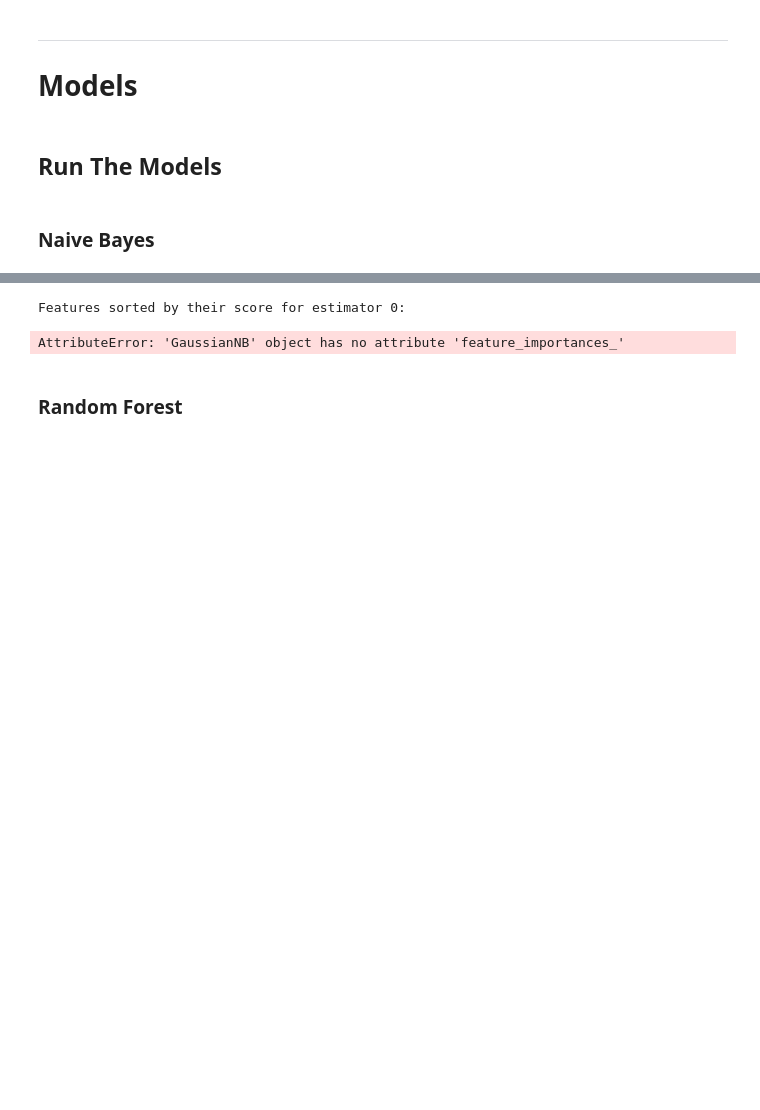
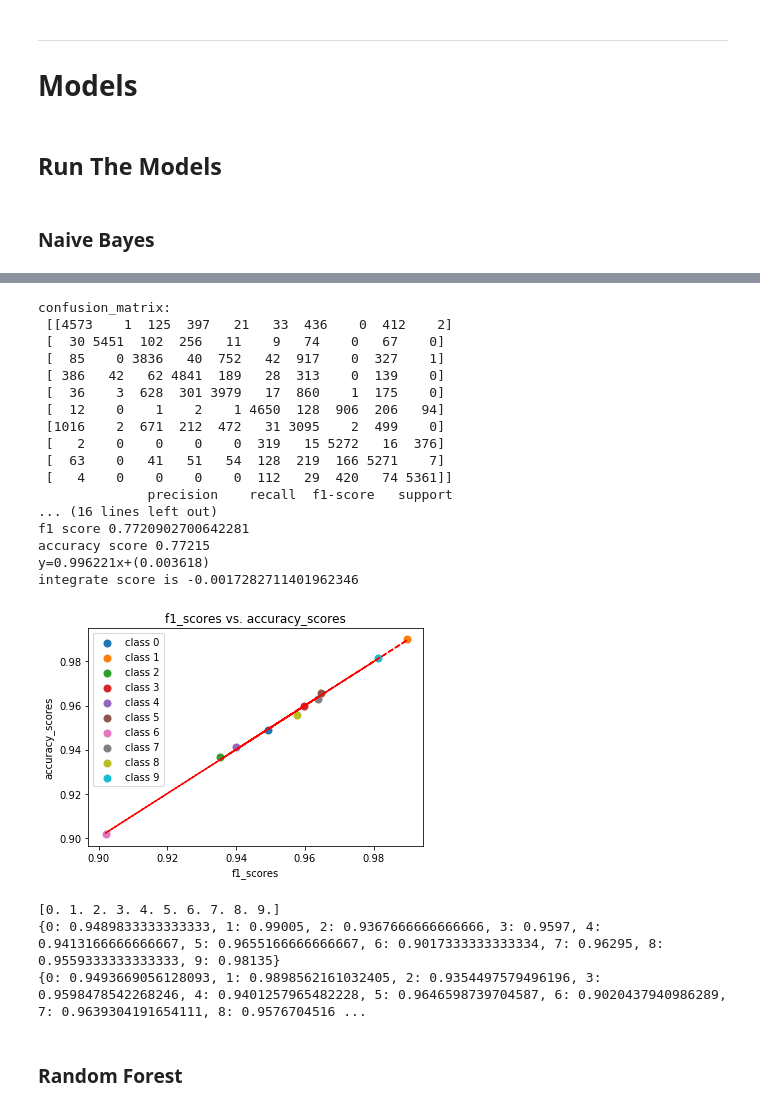
Before and after one commit to MtheEPIC/DataImaging, a Jupyter notebook: Fashion_mnist.ipynb, the cells around one changed output, grey strips where cells are left out. Drawn from its saved outputs; the diff is of its cells as text; code cells hidden in the pictures; blank space fills up the shorter version.

```diff
--- a/Fashion_mnist.ipynb
+++ b/Fashion_mnist.ipynb
@@ -242,10 +255,10 @@ gnb = GaussianNB()
 # predictions = gnb.predict(X_test_pca)
 # evaluate(y_test, predictions)
 
-gnb_scores = cross_validate(gnb, X_train_pca, y_train, cv=10, return_estimator=True)
+gnb_scores = cross_validate(gnb, X_train_pca, y_train, cv=CV_SPLIT, return_estimator=True)
 score_models(gnb, gnb_scores)
 
-pred = cross_val_predict(gnb, X_train_pca, y_train, cv=10, n_jobs=CORES)
+pred = cross_val_predict(gnb, X_train_pca, y_train, cv=CV_SPLIT, n_jobs=CORES)
 evaluate(y_train, pred, plot=True)
 # %% [output]
 Accuracy: 0.77 (+/- 0.01)
@@ -269,14 +282,27 @@ integrate score is -0.0019771538616684733
 [0. 1. 2. 3. 4. 5. 6. 7. 8. 9.]
 {0: 0.9485, 1: 0.9901, 2: 0.9363166666666667, 3: 0.9597666666666667, 4: 0.94075, 5: 0.9657833333333333, 6: 0.9014833333333333, 7: 0.9631333333333333, 8: 0.95545, 9: 0.9814166666666667}
 {0: 0.948900038149995, 1: 0.9899092079870554, 2: 0.9349773075173896, 3: 0.9599054982322028, 4: 0.9395573316545519, 5: 0.9649274370593732, 6: 0.9017406601351745, 7: 0.9640720945119391, 8: 0.95725508982 ...
-# %%
-gnb_scores['estimator']
-for idx,estimator in enumerate(gnb_scores['estimator']):
-    print("Features sorted by their score for estimator {}:".format(idx))
-    feature_importances = pd.DataFrame(estimator.feature_importances_,
-                                       index = diabetes.feature_names,
-                                        columns=['importance']).sort_values('importance', ascending=False)
-    print(feature_importances)
-# %% [output]
-Features sorted by their score for estimator 0:
-AttributeError: 'GaussianNB' object has no attribute 'feature_importances_'
+# %%
+cv_mean_model(gnb_scores['estimator'], y_train, X_train_pca)
+# %% [output]
+confusion_matrix:
+ [[4573    1  125  397   21   33  436    0  412    2]
+ [  30 5451  102  256   11    9   74    0   67    0]
+ [  85    0 3836   40  752   42  917    0  327    1]
+ [ 386   42   62 4841  189   28  313    0  139    0]
+ [  36    3  628  301 3979   17  860    1  175    0]
+ [  12    0    1    2    1 4650  128  906  206   94]
+ [1016    2  671  212  472   31 3095    2  499    0]
+ [   2    0    0    0    0  319   15 5272   16  376]
+ [  63    0   41   51   54  128  219  166 5271    7]
+ [   4    0    0    0    0  112   29  420   74 5361]]
+              precision    recall  f1-score   support
+... (16 lines left out)
+f1 score 0.7720902700642281
+accuracy score 0.77215
+y=0.996221x+(0.003618)
+integrate score is -0.0017282711401962346
+[figure, added]
+[0. 1. 2. 3. 4. 5. 6. 7. 8. 9.]
+{0: 0.9489833333333333, 1: 0.99005, 2: 0.9367666666666666, 3: 0.9597, 4: 0.9413166666666667, 5: 0.9655166666666667, 6: 0.9017333333333334, 7: 0.96295, 8: 0.9559333333333333, 9: 0.98135}
+{0: 0.9493669056128093, 1: 0.9898562161032405, 2: 0.9354497579496196, 3: 0.9598478542268246, 4: 0.9401257965482228, 5: 0.9646598739704587, 6: 0.9020437940986289, 7: 0.9639304191654111, 8: 0.9576704516 ...
```
Also changed, not shown: parts of 28 cells of this notebook, 1 other file.
